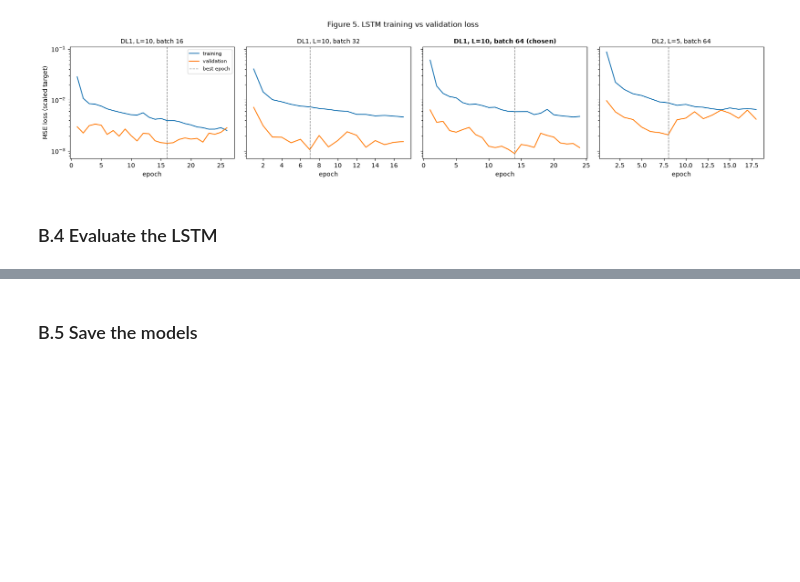
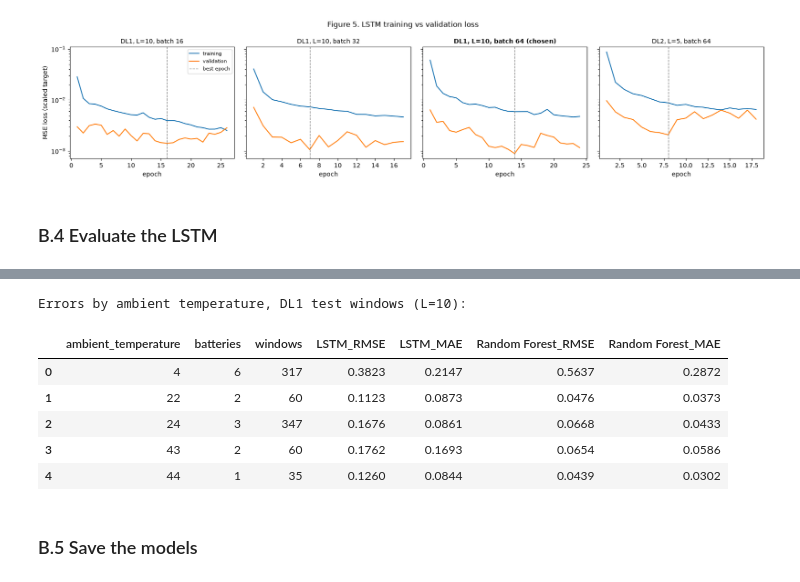
Before and after one commit to MaiChiLe113/Exploratory-Data-Analysis-NASA-Battery, a Jupyter notebook: asm_3/Portfolio_Assessment3_LeMaiChi.ipynb, the cells around one changed output, grey strips where cells are left out. Cells and saved outputs as stored; diff of their text form; code cells hidden in the pictures; blank space fills up the shorter version.

```diff
--- a/asm_3/Portfolio_Assessment3_LeMaiChi.ipynb
+++ b/asm_3/Portfolio_Assessment3_LeMaiChi.ipynb
@@ -370,3 +413,36 @@ Deep Learning 2 (L = 5):
+# %%
+per_temp = save_table(
+    (
+        res1.groupby("ambient_temperature")[
+            ["battery_id", "Capacity", "pred", "pred_A"]
+        ]
+        .apply(
+            lambda g: pd.Series({
+                "batteries": g["battery_id"].nunique(),
+                "windows": len(g),
+                "LSTM_RMSE": root_mean_squared_error(g["Capacity"], g["pred"]),
+                "LSTM_MAE": mean_absolute_error(g["Capacity"], g["pred"]),
+                f"{BEST_A}_RMSE": root_mean_squared_error(g["Capacity"], g["pred_A"]),
+                f"{BEST_A}_MAE": mean_absolute_error(g["Capacity"], g["pred_A"])
+            })
+        )
+        .reset_index()
+        .round(4)
+        .astype({"batteries": int, "windows": int})
+    ),
+    "table_4_errors_by_temperature"
+)
+
+print(f"Errors by ambient temperature, DL1 test windows (L={L1}):")
+display(per_temp)
+# %% [output]
+Errors by ambient temperature, DL1 test windows (L=10):
+|  | ambient_temperature | batteries | windows | LSTM_RMSE | LSTM_MAE | Random Forest_RMSE | Random Forest_MAE |
+| 0 | 4 | 6 | 317 | 0.3823 | 0.2147 | 0.5637 | 0.2872 |
+| 1 | 22 | 2 | 60 | 0.1123 | 0.0873 | 0.0476 | 0.0373 |
+| 2 | 24 | 3 | 347 | 0.1676 | 0.0861 | 0.0668 | 0.0433 |
+| 3 | 43 | 2 | 60 | 0.1762 | 0.1693 | 0.0654 | 0.0586 |
+| 4 | 44 | 1 | 35 | 0.1260 | 0.0844 | 0.0439 | 0.0302 |
 # %% [markdown]
 ### B.5 Save the models
 # %% [markdown]
```
Also changed, not shown: parts of 1 cell of this notebook, 2 other files.
